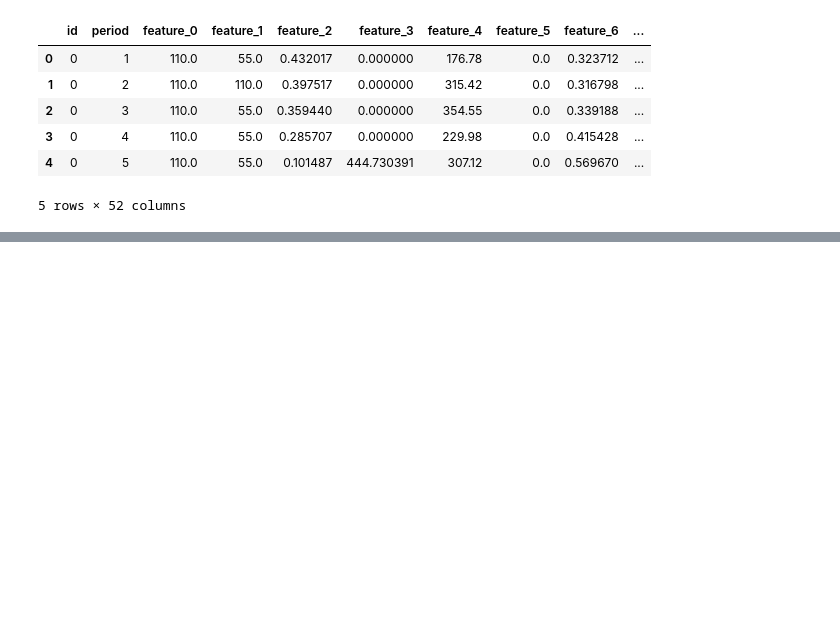
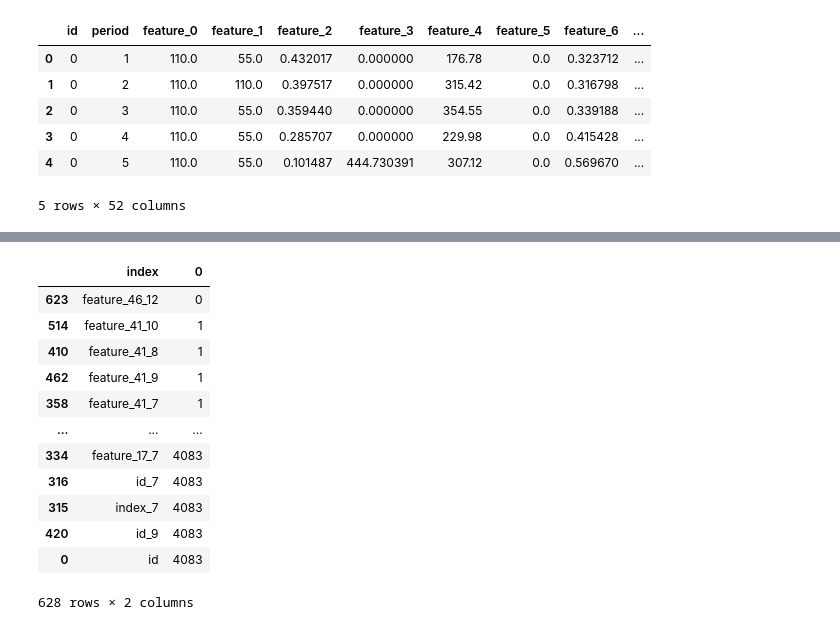
Before and after one commit to vieetdemort/DS-test-assignment-from-mobile-operator, a Jupyter notebook: DS_test_assignment_from_mobile_operator.ipynb, the cells around one changed output, grey strips where cells are left out. Saved outputs shown, nothing was run; the diff lists cells and outputs as text; code cells hidden in the pictures; blank space fills up the shorter version.

```diff
--- a/DS_test_assignment_from_mobile_operator.ipynb
+++ b/DS_test_assignment_from_mobile_operator.ipynb
@@ -177,0 +401,16 @@ fi = pd.DataFrame({'name':X.columns, 'w':model.feature_importances_})
+# %%
+df.apply(lambda col: col.nunique()).reset_index().sort_values(0)
+# %% [output]
+|  | index | 0 |
+| 623 | feature_46_12 | 0 |
+| 514 | feature_41_10 | 1 |
+| 410 | feature_41_8 | 1 |
+| 462 | feature_41_9 | 1 |
+| 358 | feature_41_7 | 1 |
+| ... | ... | ... |
+| 334 | feature_17_7 | 4083 |
+| 316 | id_7 | 4083 |
+| 315 | index_7 | 4083 |
+| 420 | id_9 | 4083 |
+| 0 | id | 4083 |
+628 rows × 2 columns
```
Also changed, not shown: parts of 52 cells of this notebook.
